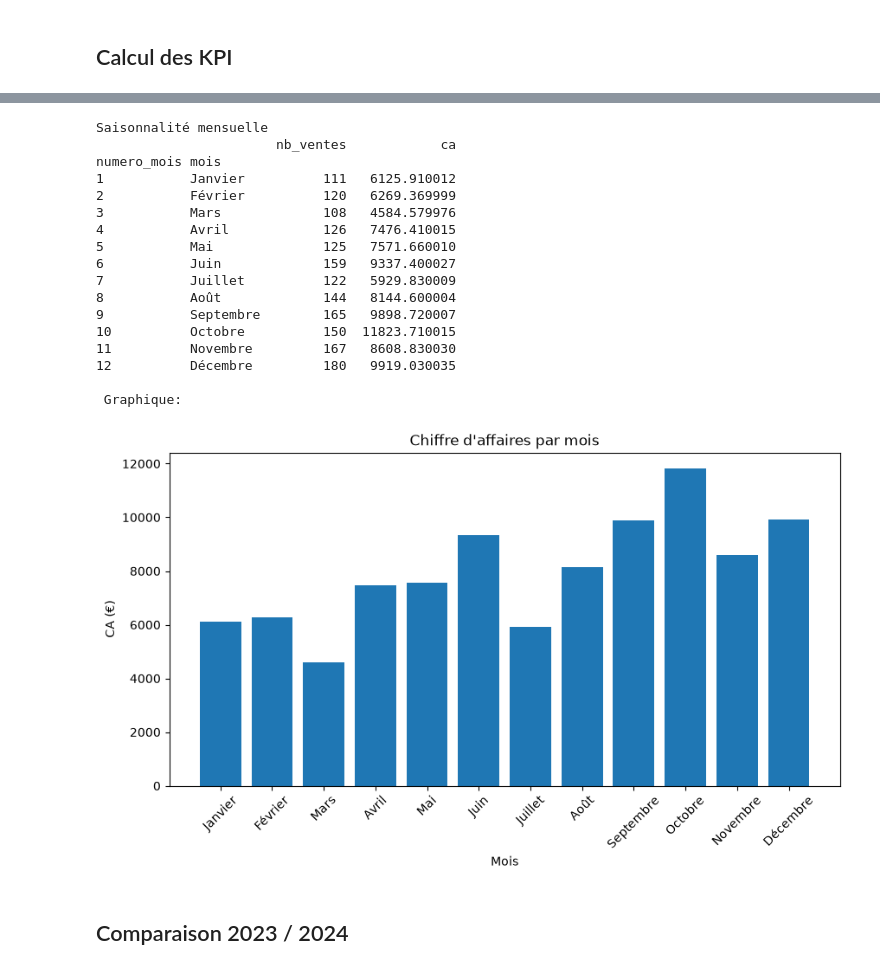
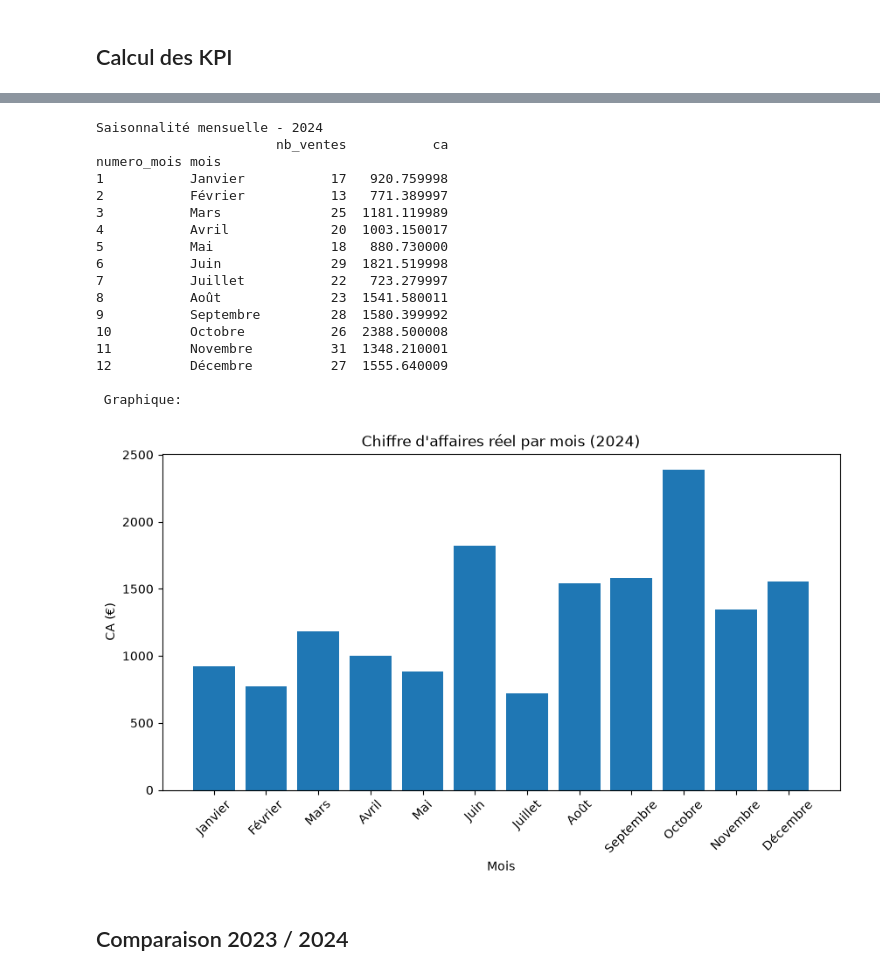
Before and after one commit to thierrytaitai75/rendu_projet, a Jupyter notebook: notebooks/01_EDA_python.ipynb, the cells around one changed output, grey strips where cells are left out. Saved outputs shown, nothing was run; the diff lists cells and outputs as text; code cells hidden in the pictures.

Commit message:
correction pour avoir ca réel

```diff
--- a/notebooks/01_EDA_python.ipynb
+++ b/notebooks/01_EDA_python.ipynb
@@ -465,47 +466,49 @@ Charleville-Mézières                1  7.81               1     7.81
 # %%
-df_tcd2 = df.pivot_table(
+df_filtre = df.query("annee == 2024 and order_status == 'Complete'")
+
+df_tcd2 = df_filtre.pivot_table(
     index=["numero_mois","mois"],
     values="sale_price",
     aggfunc=["count", "sum"]
 )
 df_tcd2.columns = ["nb_ventes", "ca"]
 
-print(f"Saisonnalité mensuelle")
+print("Saisonnalité mensuelle - 2024")
 print(df_tcd2)
 print("\n Graphique:")
 
 plt.figure(figsize=(10, 5))
 
 plt.bar(
     df_tcd2.index.get_level_values("mois"),
     df_tcd2["ca"]
 )
 
-plt.title("Chiffre d'affaires par mois")
+plt.title("Chiffre d'affaires réel par mois (2024)")
 plt.xlabel("Mois")
 plt.ylabel("CA (€)")
 plt.xticks(rotation=45)
 
 plt.show()
 # %% [output]
-Saisonnalité mensuelle
-                       nb_ventes            ca
+Saisonnalité mensuelle - 2024
+                       nb_ventes           ca
 numero_mois mois
-1           Janvier          111   6125.910012
-2           Février          120   6269.369999
-3           Mars             108   4584.579976
-4           Avril            126   7476.410015
-5           Mai              125   7571.660010
-6           Juin             159   9337.400027
-7           Juillet          122   5929.830009
-8           Août             144   8144.600004
-9           Septembre        165   9898.720007
-10          Octobre          150  11823.710015
-11          Novembre         167   8608.830030
-12          Décembre         180   9919.030035
+1           Janvier           17   920.759998
+2           Février           13   771.389997
+3           Mars              25  1181.119989
+4           Avril             20  1003.150017
+5           Mai               18   880.730000
+6           Juin              29  1821.519998
+7           Juillet           22   723.279997
+8           Août              23  1541.580011
+9           Septembre         28  1580.399992
+10          Octobre           26  2388.500008
+11          Novembre          31  1348.210001
+12          Décembre          27  1555.640009
 
  Graphique:
-[figure, old version]
+[figure, new version]
 # %% [markdown]
 ## Comparaison 2023 / 2024
 # %%
```
Also changed, not shown: parts of 8 cells of this notebook.
